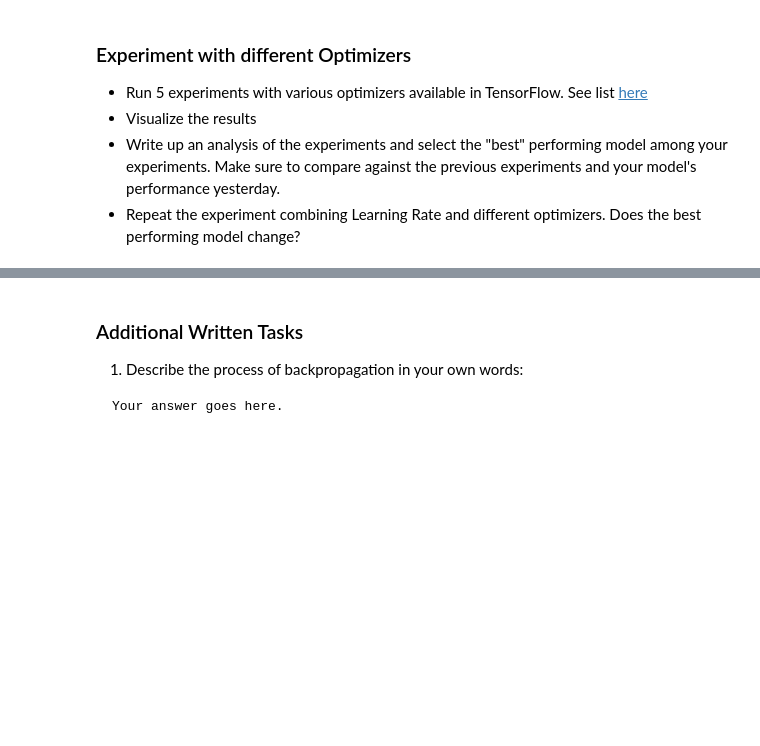
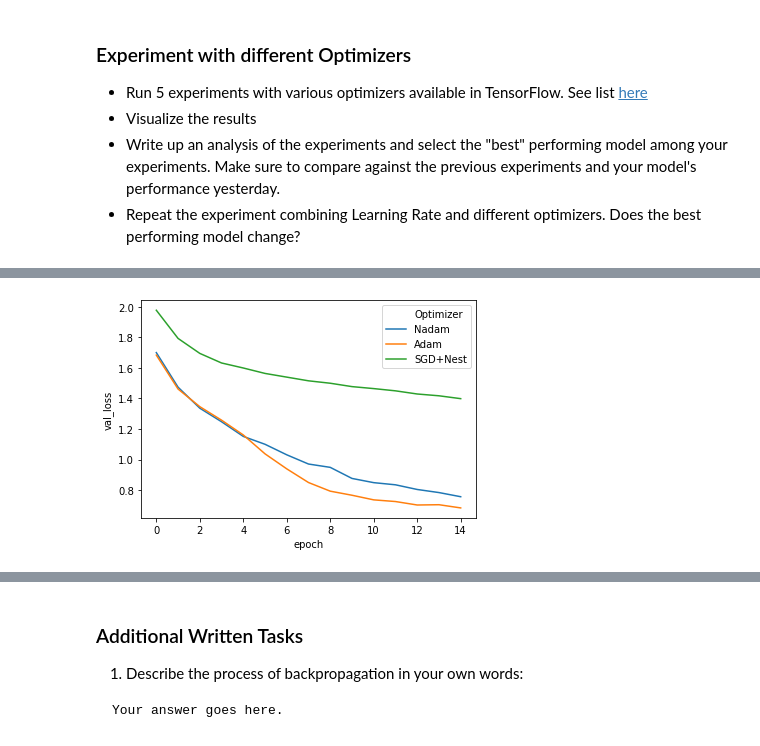
Before and after one commit to timrocar/DS-Unit-4-Sprint-2-Neural-Networks, a Jupyter notebook: module2-Train/LS_DS_422_Train_Assignment.ipynb, the cells around one changed output, grey strips where cells are left out. Saved outputs shown, nothing was run; the diff lists cells and outputs as text; code cells hidden in the pictures; blank space fills up the shorter version.

```diff
--- a/module2-Train/LS_DS_422_Train_Assignment.ipynb
+++ b/module2-Train/LS_DS_422_Train_Assignment.ipynb
@@ -425,8 +501,8 @@ def create_model_nesterov(lr, optimizer =SGD):
                 metrics=['accuracy'])
   return model
 # %%
-sgd_nest = create_model_nesterov(.0001)
-bt_default = sgd_nest.fit(X_train, y_train,
+model = create_model_nesterov(.0001)
+sgd_nest = model.fit(X_train, y_train,
                        epochs=15,
                        batch_size=8,
                        validation_data=(X_test, y_test))
@@ -433,6 +527,6 @@ bt_default = sgd_nest.fit(X_train, y_train,
 # %%
-adam_model = create_model(.0001)
-bt_default = adam_model.fit(X_train, y_train,
+model = create_model(.0001)
+adam_model = model.fit(X_train, y_train,
                        epochs=15,
                        batch_size=8,
                        validation_data=(X_test, y_test))
@@ -439,8 +551,8 @@ bt_default = adam_model.fit(X_train, y_train,
 # %%
 from tensorflow.keras.optimizers import Nadam
 
-nadam_model = create_model(.0001, Nadam)
-bt_default = nadam_model.fit(X_train, y_train,
+model = create_model(.0001, Nadam)
+nadam_model = model.fit(X_train, y_train,
                        epochs=15,
                        batch_size=8,
                        validation_data=(X_test, y_test))
@@ -454,0 +603,15 @@ bt_default = FTRL_model.fit(X_train, y_train,
+# %%
+batch_sizes = []
+
+for exp, result in zip([nadam_model, adam_model, sgd_nest],
+                       ["Nadam", "Adam", "SGD+Nest"]):
+
+  df = pd.DataFrame.from_dict(exp.history)
+  df['epoch'] = df.index.values
+  df['Optimizer'] = result
+
+  batch_sizes.append(df)
+
+df = pd.concat(batch_sizes)
+df['Optimizer'] = df['Optimizer'].astype('str')
+df.head()
@@ -454,0 +625,4 @@ bt_default = FTRL_model.fit(X_train, y_train,
+# %%
+sns.lineplot(x='epoch', y='val_loss', hue='Optimizer', data=df);
+# %% [output]
+[figure, added]
```
Also changed, not shown: parts of 26 cells of this notebook, 14 other files.
